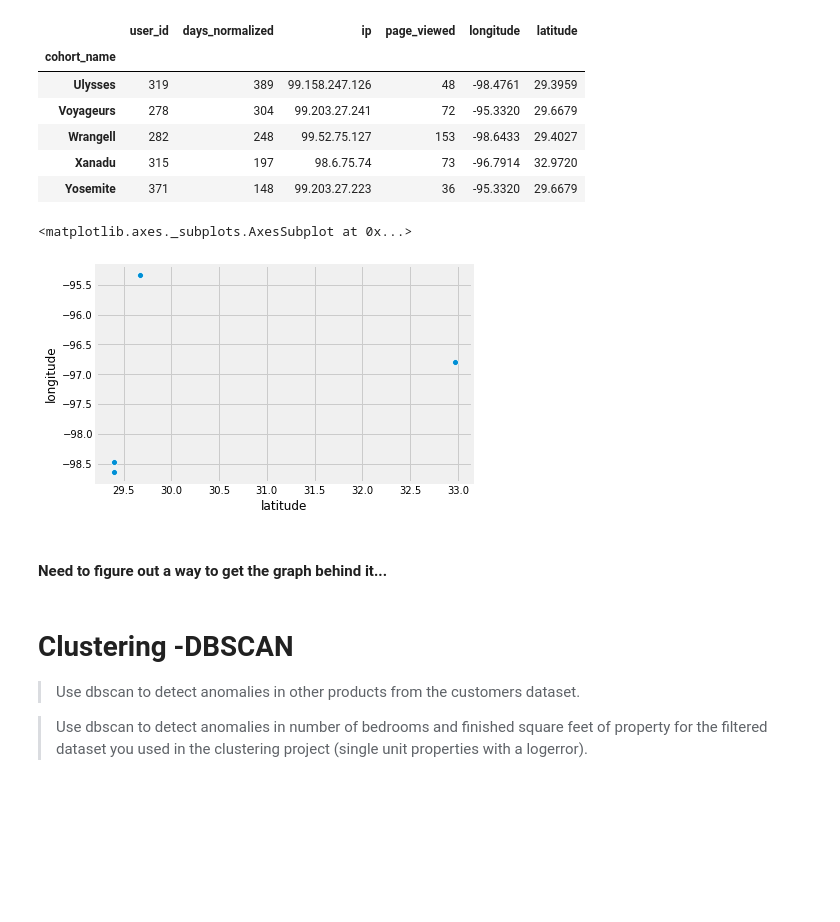
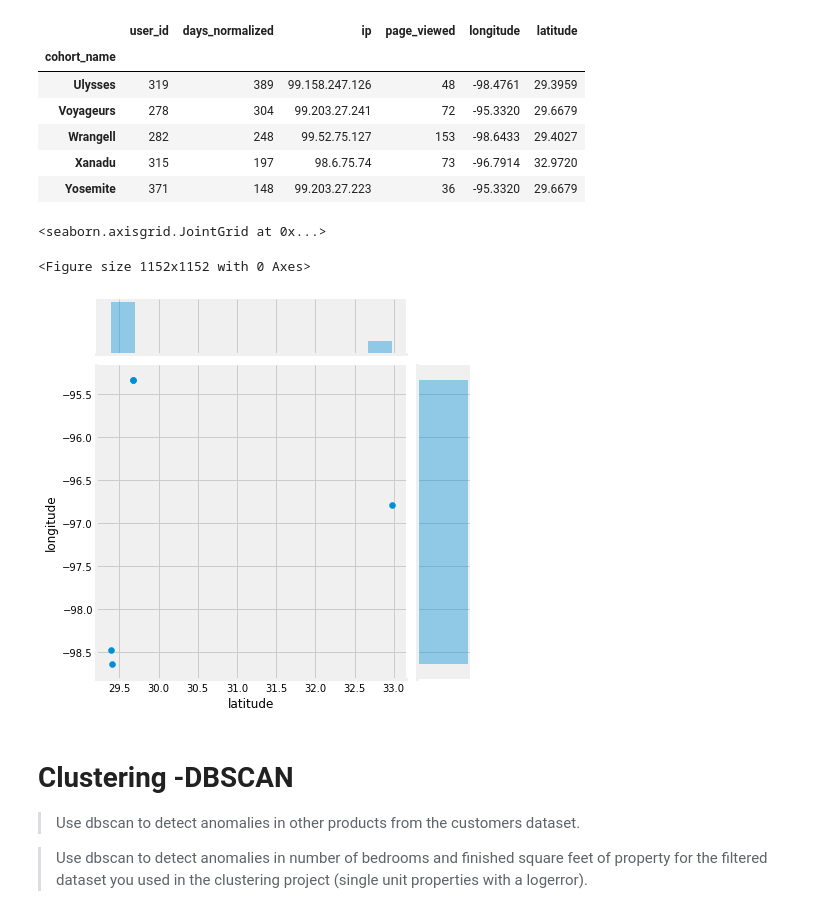
Before and after one commit to escalante-eric/ds-methodologies-exercises, a Jupyter notebook: time_series/anomaly_detection.ipynb, the cells around one changed output. Saved outputs shown, nothing was run; the diff lists cells and outputs as text; code cells hidden in the pictures; blank space fills up the shorter version.

```diff
--- a/time_series/anomaly_detection.ipynb
+++ b/time_series/anomaly_detection.ipynb
@@ -371,12 +371,12 @@ max_entries
 | Xanadu | 315 | 197 | 98.6.75.74 | 73 | -96.7914 | 32.9720 |
 | Yosemite | 371 | 148 | 99.203.27.223 | 36 | -95.3320 | 29.6679 |
 # %%
-sns.scatterplot(x='latitude', y='longitude', data=max_entries)
+fig = plt.figure(figsize=(16,16))
+sns.jointplot(x='latitude', y='longitude', data=max_entries)
 # %% [output]
-<matplotlib.axes._subplots.AxesSubplot at 0x...>
+<seaborn.axisgrid.JointGrid at 0x...>
+<Figure size 1152x1152 with 0 Axes>
-[figure, old version]
+[figure, new version]
-# %% [markdown]
-#### Need to figure out a way to get the graph behind it...
 # %% [markdown]
 # Clustering -DBSCAN
 > Use dbscan to detect anomalies in other products from the customers dataset.
```
Also changed, not shown: parts of 3 cells of this notebook.
